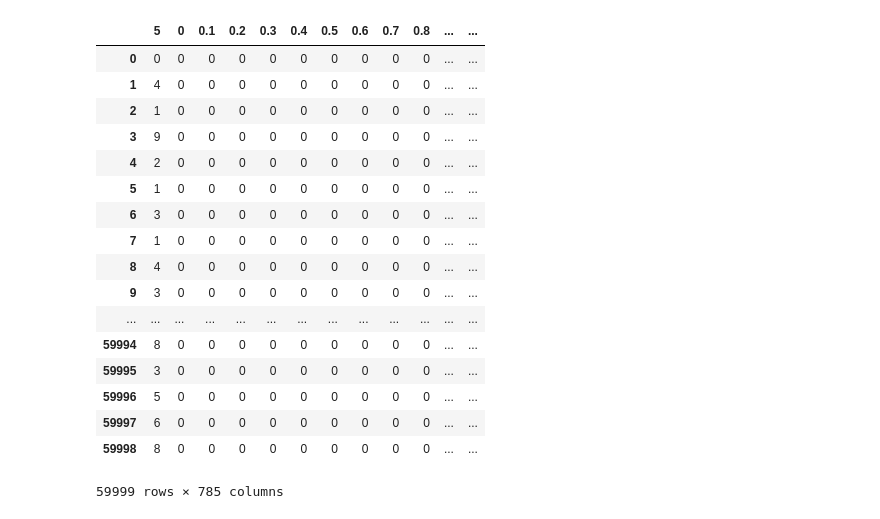
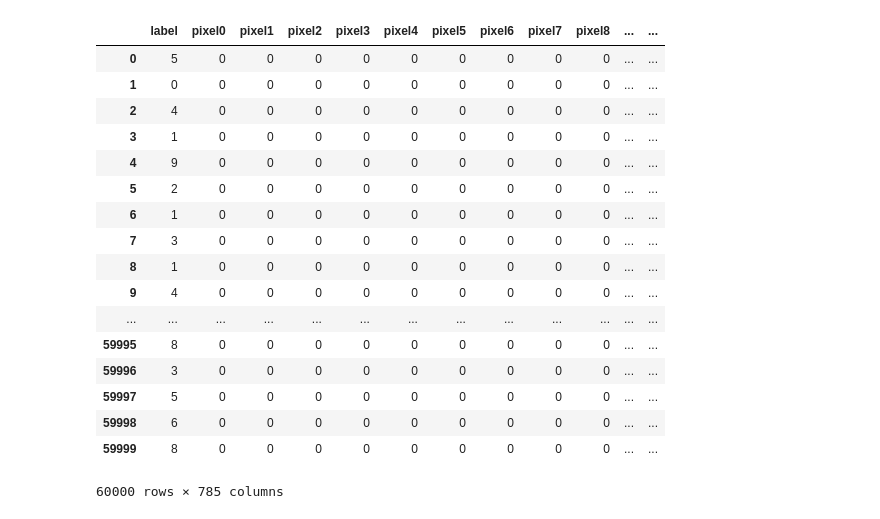
Before and after one commit to shubhamprasad0/simple-nn, a Jupyter notebook: src/MNIST.ipynb, the cells around one changed output. Cells and saved outputs as stored; diff of their text form; code cells hidden in the pictures.

```diff
--- a/src/MNIST.ipynb
+++ b/src/MNIST.ipynb
@@ -3,26 +3,28 @@
 import pandas as pd
 import numpy as np
 # %%
-train = pd.read_csv('../input/original_mnist/train.csv')
+# loading training and test sets
+train_orig = pd.read_csv('../input/original_mnist/train.csv')
 test = pd.read_csv('../input/original_mnist/test.csv')
-# %%
-train
-# %% [output]
-|  | 5 | 0 | 0.1 | 0.2 | 0.3 | 0.4 | 0.5 | 0.6 | 0.7 | 0.8 | ... | ... |
-| 0 | 0 | 0 | 0 | 0 | 0 | 0 | 0 | 0 | 0 | 0 | ... | ... |
-| 1 | 4 | 0 | 0 | 0 | 0 | 0 | 0 | 0 | 0 | 0 | ... | ... |
-| 2 | 1 | 0 | 0 | 0 | 0 | 0 | 0 | 0 | 0 | 0 | ... | ... |
-| 3 | 9 | 0 | 0 | 0 | 0 | 0 | 0 | 0 | 0 | 0 | ... | ... |
-| 4 | 2 | 0 | 0 | 0 | 0 | 0 | 0 | 0 | 0 | 0 | ... | ... |
-| 5 | 1 | 0 | 0 | 0 | 0 | 0 | 0 | 0 | 0 | 0 | ... | ... |
-| 6 | 3 | 0 | 0 | 0 | 0 | 0 | 0 | 0 | 0 | 0 | ... | ... |
-| 7 | 1 | 0 | 0 | 0 | 0 | 0 | 0 | 0 | 0 | 0 | ... | ... |
-| 8 | 4 | 0 | 0 | 0 | 0 | 0 | 0 | 0 | 0 | 0 | ... | ... |
-| 9 | 3 | 0 | 0 | 0 | 0 | 0 | 0 | 0 | 0 | 0 | ... | ... |
-| ... | ... | ... | ... | ... | ... | ... | ... | ... | ... | ... | ... | ... |
-| 59994 | 8 | 0 | 0 | 0 | 0 | 0 | 0 | 0 | 0 | 0 | ... | ... |
-| 59995 | 3 | 0 | 0 | 0 | 0 | 0 | 0 | 0 | 0 | 0 | ... | ... |
-| 59996 | 5 | 0 | 0 | 0 | 0 | 0 | 0 | 0 | 0 | 0 | ... | ... |
-| 59997 | 6 | 0 | 0 | 0 | 0 | 0 | 0 | 0 | 0 | 0 | ... | ... |
-| 59998 | 8 | 0 | 0 | 0 | 0 | 0 | 0 | 0 | 0 | 0 | ... | ... |
-59999 rows × 785 columns
+# %%
+# displaying the training set
+train_orig
+# %% [output]
+|  | label | pixel0 | pixel1 | pixel2 | pixel3 | pixel4 | pixel5 | pixel6 | pixel7 | pixel8 | ... | ... |
+| 0 | 5 | 0 | 0 | 0 | 0 | 0 | 0 | 0 | 0 | 0 | ... | ... |
+| 1 | 0 | 0 | 0 | 0 | 0 | 0 | 0 | 0 | 0 | 0 | ... | ... |
+| 2 | 4 | 0 | 0 | 0 | 0 | 0 | 0 | 0 | 0 | 0 | ... | ... |
+| 3 | 1 | 0 | 0 | 0 | 0 | 0 | 0 | 0 | 0 | 0 | ... | ... |
+| 4 | 9 | 0 | 0 | 0 | 0 | 0 | 0 | 0 | 0 | 0 | ... | ... |
+| 5 | 2 | 0 | 0 | 0 | 0 | 0 | 0 | 0 | 0 | 0 | ... | ... |
+| 6 | 1 | 0 | 0 | 0 | 0 | 0 | 0 | 0 | 0 | 0 | ... | ... |
+| 7 | 3 | 0 | 0 | 0 | 0 | 0 | 0 | 0 | 0 | 0 | ... | ... |
+| 8 | 1 | 0 | 0 | 0 | 0 | 0 | 0 | 0 | 0 | 0 | ... | ... |
+| 9 | 4 | 0 | 0 | 0 | 0 | 0 | 0 | 0 | 0 | 0 | ... | ... |
+| ... | ... | ... | ... | ... | ... | ... | ... | ... | ... | ... | ... | ... |
+| 59995 | 8 | 0 | 0 | 0 | 0 | 0 | 0 | 0 | 0 | 0 | ... | ... |
+| 59996 | 3 | 0 | 0 | 0 | 0 | 0 | 0 | 0 | 0 | 0 | ... | ... |
+| 59997 | 5 | 0 | 0 | 0 | 0 | 0 | 0 | 0 | 0 | 0 | ... | ... |
+| 59998 | 6 | 0 | 0 | 0 | 0 | 0 | 0 | 0 | 0 | 0 | ... | ... |
+| 59999 | 8 | 0 | 0 | 0 | 0 | 0 | 0 | 0 | 0 | 0 | ... | ... |
+60000 rows × 785 columns
```
Also changed, not shown: parts of 5 cells of this notebook.
